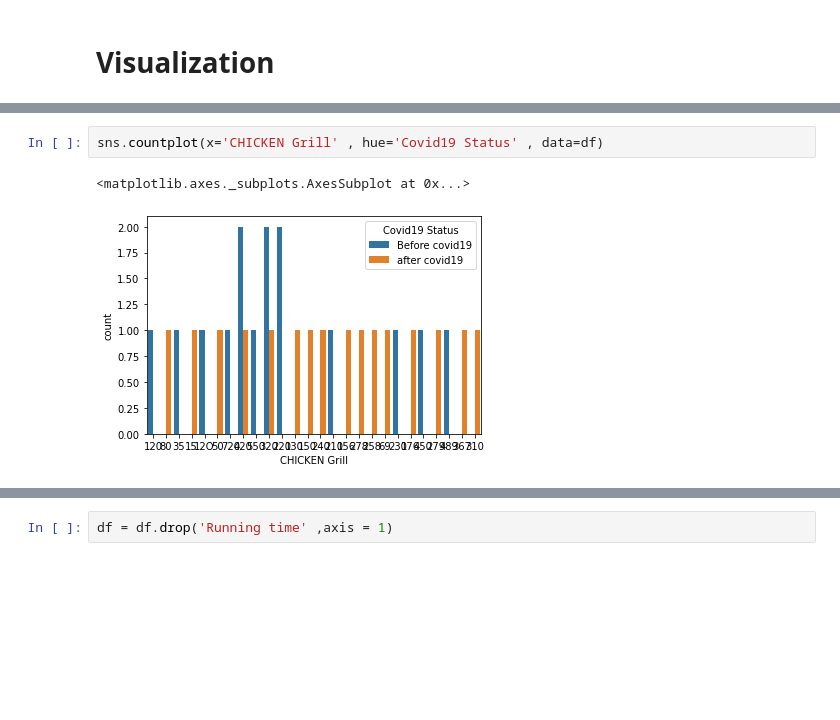
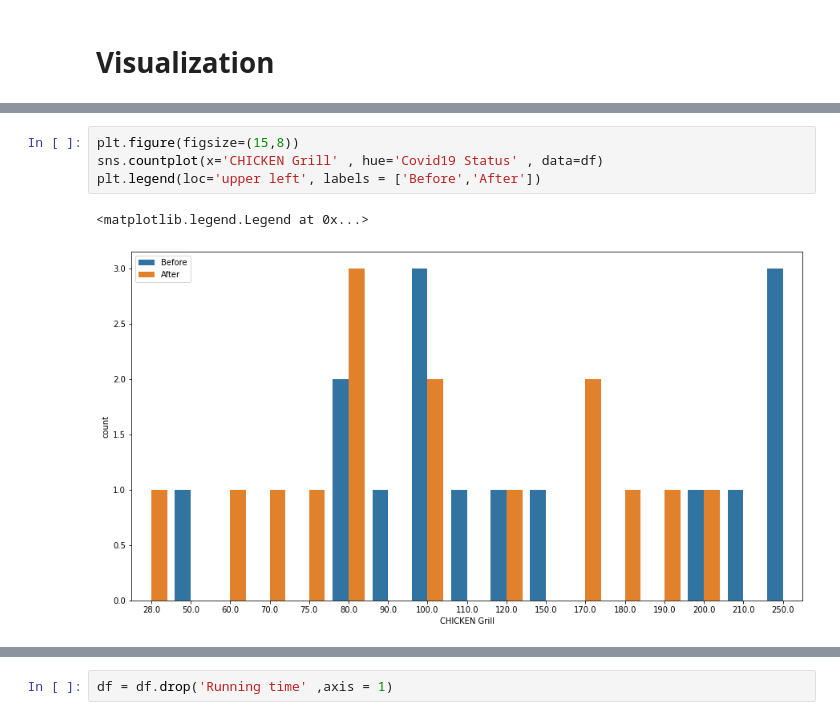
Before and after one commit to payelmiah/Restaurent_servey, a Jupyter notebook: restaurent_servey.ipynb, the cells around one changed output, grey strips where cells are left out. Cells and saved outputs as stored; diff of their text form; blank space fills up the shorter version.

Commit message:
Updated visualization and added more model

```diff
--- a/restaurent_servey.ipynb
+++ b/restaurent_servey.ipynb
@@ -123,5 +129,7 @@ sns.countplot(df['Covid19 Status'])
 # %%
+plt.figure(figsize=(15,8))
 sns.countplot(x='CHICKEN Grill' , hue='Covid19 Status' , data=df)
+plt.legend(loc='upper left', labels = ['Before','After'])
 # %% [output]
-<matplotlib.axes._subplots.AxesSubplot at 0x...>
+<matplotlib.legend.Legend at 0x...>
-[figure, old version]
+[figure, new version]
```
Also changed, not shown: parts of 52 cells of this notebook.
